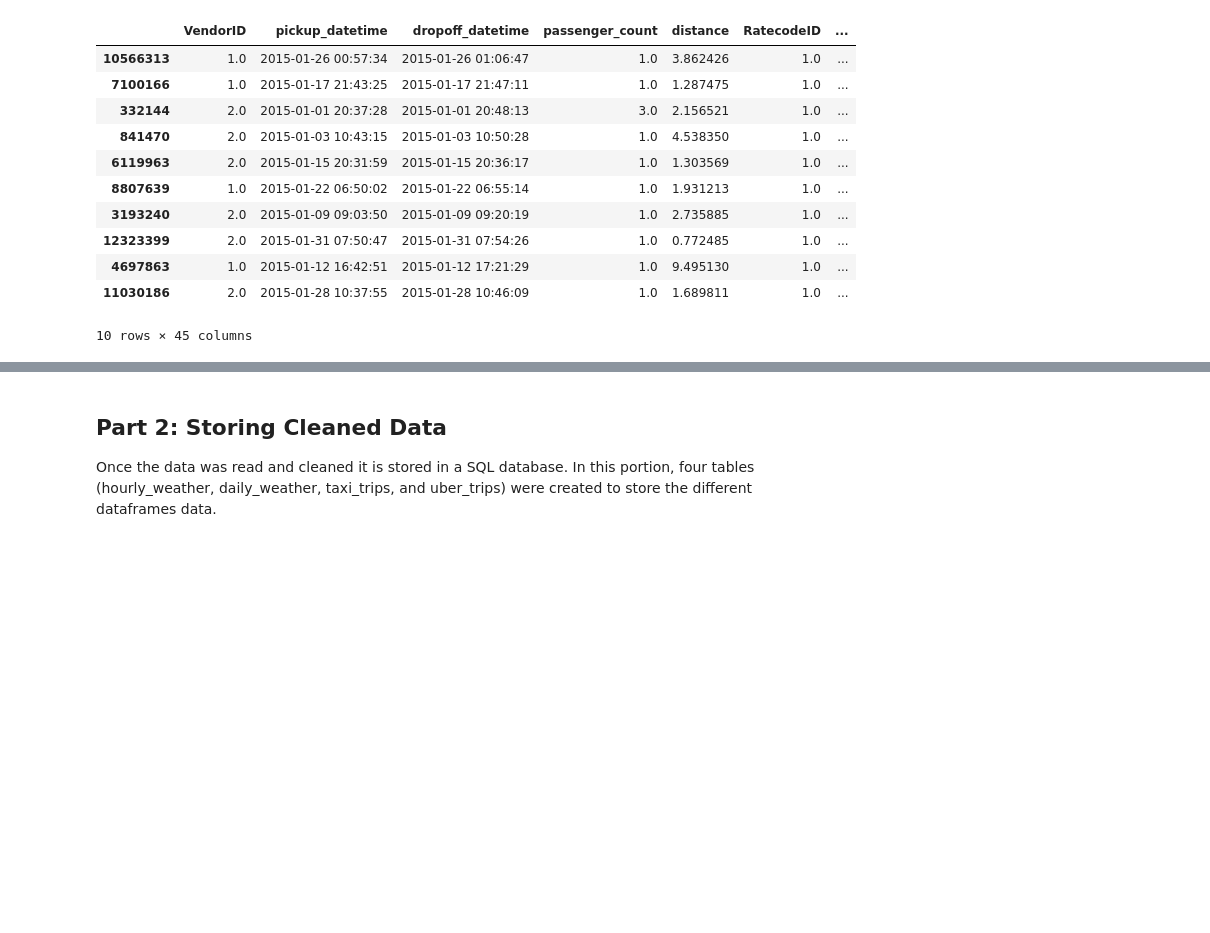
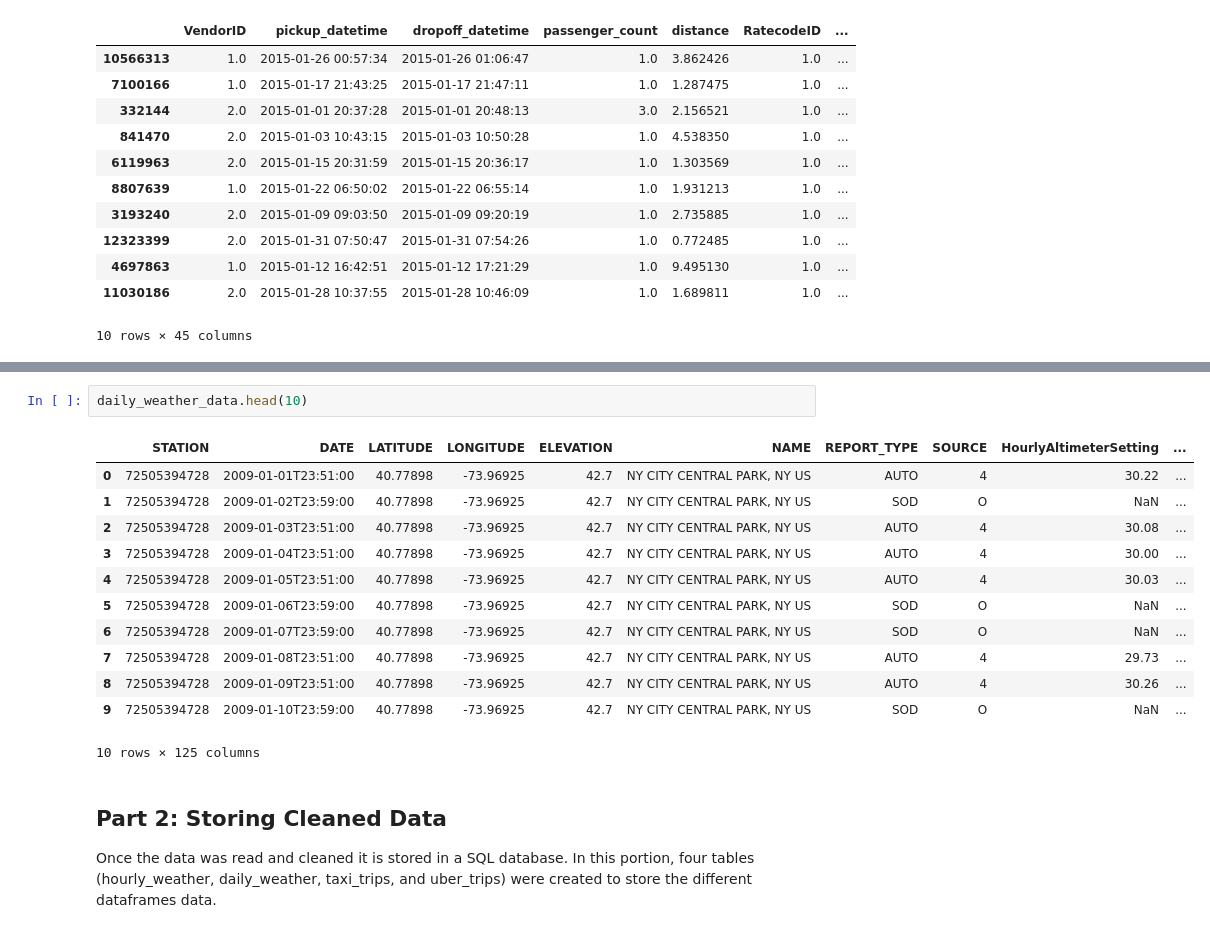
Before and after one commit to laurelhickey/Tools_for_Analytics_Project, a Jupyter notebook: Project Scaffolding.ipynb, the cells around one changed output, grey strips where cells are left out. Drawn from its saved outputs; the diff is of its cells as text; blank space fills up the shorter version.

```diff
--- a/Project Scaffolding.ipynb
+++ b/Project Scaffolding.ipynb
@@ -483,3 +494,18 @@ taxi_data.to_csv('new_taxi_data.csv')
+# %%
+daily_weather_data.head(10)
+# %% [output]
+|  | STATION | DATE | LATITUDE | LONGITUDE | ELEVATION | NAME | REPORT_TYPE | SOURCE | HourlyAltimeterSetting | ... |
+| 0 | 72505394728 | 2009-01-01T23:51:00 | 40.77898 | -73.96925 | 42.7 | NY CITY CENTRAL PARK, NY US | AUTO | 4 | 30.22 | ... |
+| 1 | 72505394728 | 2009-01-02T23:59:00 | 40.77898 | -73.96925 | 42.7 | NY CITY CENTRAL PARK, NY US | SOD | O | NaN | ... |
+| 2 | 72505394728 | 2009-01-03T23:51:00 | 40.77898 | -73.96925 | 42.7 | NY CITY CENTRAL PARK, NY US | AUTO | 4 | 30.08 | ... |
+| 3 | 72505394728 | 2009-01-04T23:51:00 | 40.77898 | -73.96925 | 42.7 | NY CITY CENTRAL PARK, NY US | AUTO | 4 | 30.00 | ... |
+| 4 | 72505394728 | 2009-01-05T23:51:00 | 40.77898 | -73.96925 | 42.7 | NY CITY CENTRAL PARK, NY US | AUTO | 4 | 30.03 | ... |
+| 5 | 72505394728 | 2009-01-06T23:59:00 | 40.77898 | -73.96925 | 42.7 | NY CITY CENTRAL PARK, NY US | SOD | O | NaN | ... |
+| 6 | 72505394728 | 2009-01-07T23:59:00 | 40.77898 | -73.96925 | 42.7 | NY CITY CENTRAL PARK, NY US | SOD | O | NaN | ... |
+| 7 | 72505394728 | 2009-01-08T23:51:00 | 40.77898 | -73.96925 | 42.7 | NY CITY CENTRAL PARK, NY US | AUTO | 4 | 29.73 | ... |
+| 8 | 72505394728 | 2009-01-09T23:51:00 | 40.77898 | -73.96925 | 42.7 | NY CITY CENTRAL PARK, NY US | AUTO | 4 | 30.26 | ... |
+| 9 | 72505394728 | 2009-01-10T23:59:00 | 40.77898 | -73.96925 | 42.7 | NY CITY CENTRAL PARK, NY US | SOD | O | NaN | ... |
+10 rows × 125 columns
 # %% [markdown]
 ## Part 2: Storing Cleaned Data
 
```
Also changed, not shown: parts of 44 cells of this notebook, 3 other files.
